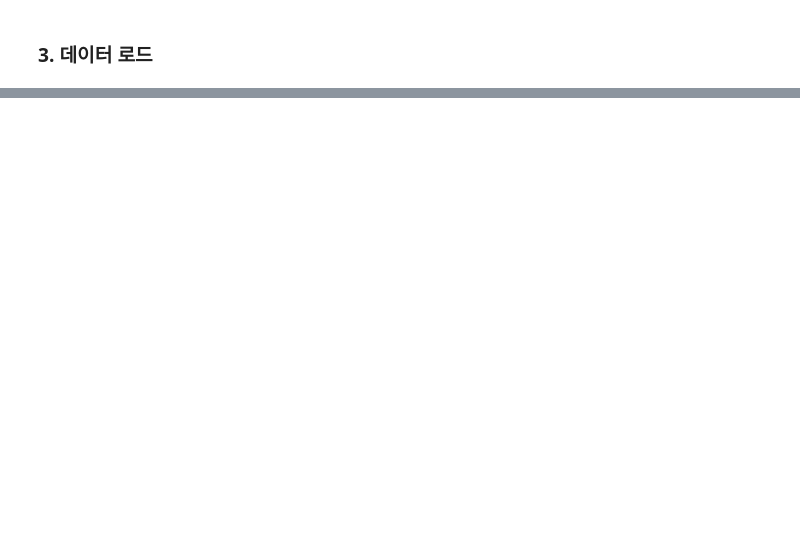
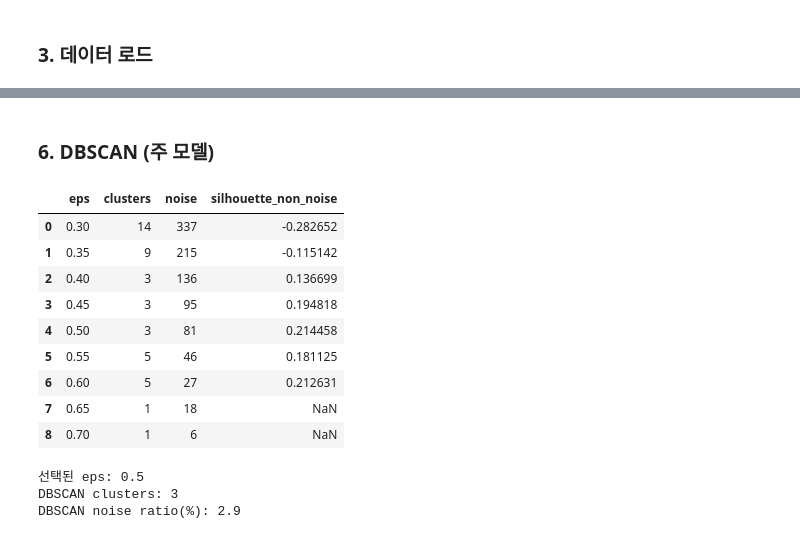
Before and after one commit to Jinx921/26-1_BITAmin_project, a Jupyter notebook: modeling.ipynb, the cells around one changed output, grey strips where cells are left out. Cells and saved outputs as stored; diff of their text form; code cells hidden in the pictures; blank space fills up the shorter version.

```diff
--- a/modeling.ipynb
+++ b/modeling.ipynb
@@ -183,0 +174,54 @@ print(work['cluster_kmeans'].value_counts())
+# %% [markdown]
+### 6. DBSCAN (주 모델)
+# %%
+# eps 후보 탐색
+candidate_eps = [0.30, 0.35, 0.40, 0.45, 0.50, 0.55, 0.60, 0.65, 0.70]
+min_samples = 6
+
+scan_rows = []
+for eps in candidate_eps:
+    model = DBSCAN(eps=eps, min_samples=min_samples)
+    labels = model.fit_predict(X_scaled)
+    n_noise = int((labels == -1).sum())
+    n_cluster = int(len(set(labels)) - (1 if -1 in labels else 0))
+    non_noise = labels[labels != -1]
+    sil = np.nan
+    if n_cluster >= 2 and len(non_noise) >= 10:
+        mask = labels != -1
+        sil = float(silhouette_score(X_scaled[mask], labels[mask]))
+    scan_rows.append({'eps': eps, 'clusters': n_cluster, 'noise': n_noise, 'silhouette_non_noise': sil})
+
+scan_df = pd.DataFrame(scan_rows)
+display(scan_df)
+
+# 선택 규칙 설정: 군집 2개 이상이면서 silhouette 최대
+valid = scan_df[scan_df['clusters'] >= 2].copy()
+if len(valid) > 0 and valid['silhouette_non_noise'].notna().any():
+    best_row = valid.sort_values('silhouette_non_noise', ascending=False).iloc[0]
+else:
+    best_row = scan_df.iloc[len(scan_df)//2]
+
+best_eps = float(best_row['eps'])
+print('선택된 eps:', best_eps)
+
+dbscan = DBSCAN(eps=best_eps, min_samples=min_samples)
+work['dbscan_cluster'] = dbscan.fit_predict(X_scaled)
+
+n_cluster = int(len(set(work['dbscan_cluster'])) - (1 if -1 in set(work['dbscan_cluster']) else 0))
+noise_ratio = float((work['dbscan_cluster'] == -1).mean() * 100)
+print('DBSCAN clusters:', n_cluster)
+print('DBSCAN noise ratio(%):', round(noise_ratio, 2))
+# %% [output]
+|  | eps | clusters | noise | silhouette_non_noise |
+| 0 | 0.30 | 14 | 337 | -0.282652 |
+| 1 | 0.35 | 9 | 215 | -0.115142 |
+| 2 | 0.40 | 3 | 136 | 0.136699 |
+| 3 | 0.45 | 3 | 95 | 0.194818 |
+| 4 | 0.50 | 3 | 81 | 0.214458 |
+| 5 | 0.55 | 5 | 46 | 0.181125 |
+| 6 | 0.60 | 5 | 27 | 0.212631 |
+| 7 | 0.65 | 1 | 18 | NaN |
+| 8 | 0.70 | 1 | 6 | NaN |
+선택된 eps: 0.5
+DBSCAN clusters: 3
+DBSCAN noise ratio(%): 2.9
```
Also changed, not shown: parts of 26 cells of this notebook, 1 other file.
